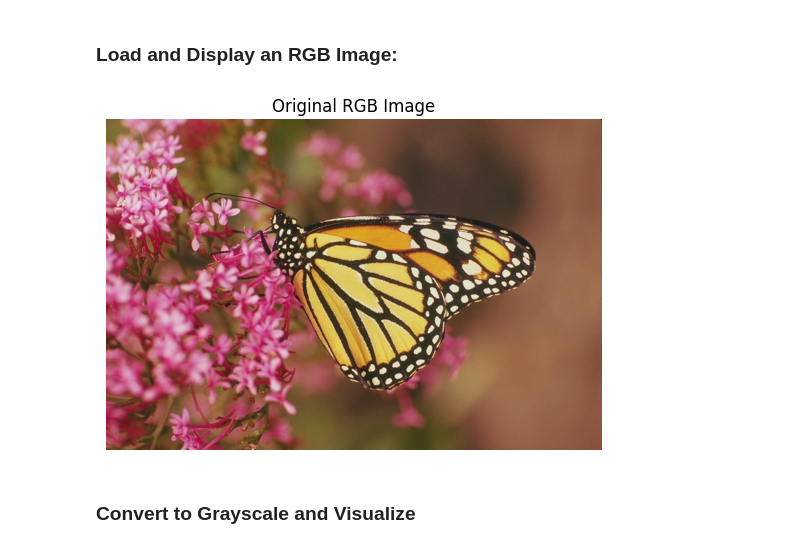
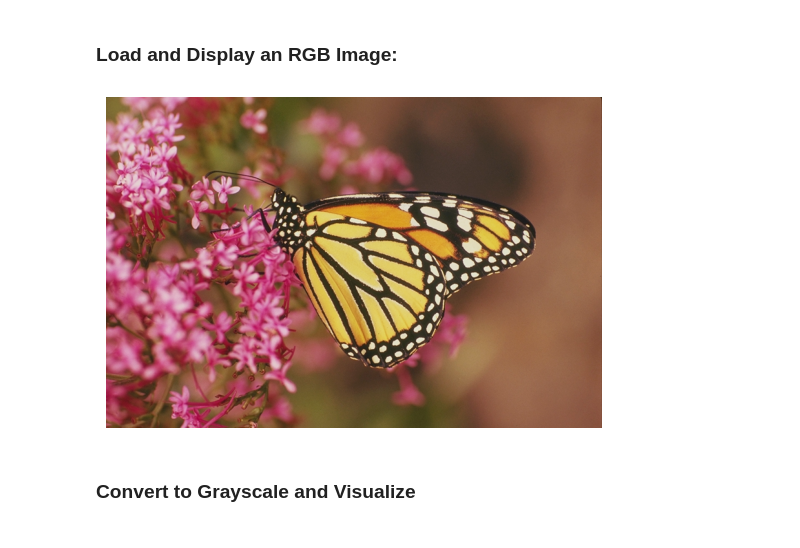
Before and after one commit to haghbinh/DL-course, a Jupyter notebook: My Notebook/2_CNN/Convolution_real_examples.ipynb, the cells around one changed output. Cells and saved outputs as stored; diff of their text form; code cells hidden in the pictures.

```diff
--- a/My Notebook/2_CNN/Convolution_real_examples.ipynb
+++ b/My Notebook/2_CNN/Convolution_real_examples.ipynb
@@ -112,14 +117,14 @@ import matplotlib.pyplot as plt
 # %%
 # Load the image
 image = Image.open("data/Images/monarch.bmp")  # Replace with your filename
 
 # Show original image
 plt.imshow(image)
-plt.title("Original RGB Image")
+# plt.title("Original RGB Image")
 plt.axis('off')
 plt.show()
 # %% [output]
-[figure, old version]
+[figure, new version]
 # %% [markdown]
 ### Convert to Grayscale and Visualize
 # %%
```
Also changed, not shown: parts of 10 cells of this notebook, 3 other files.
